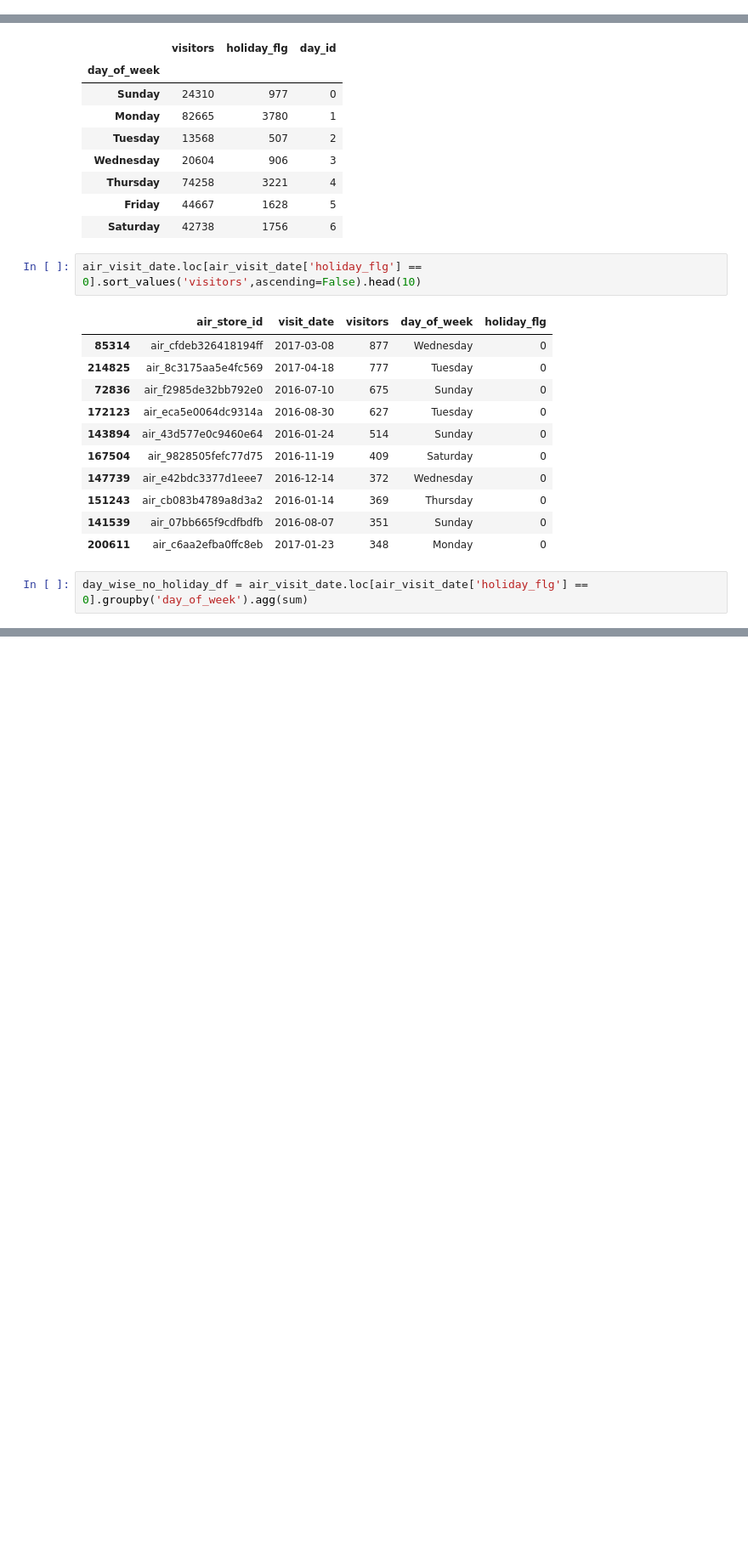
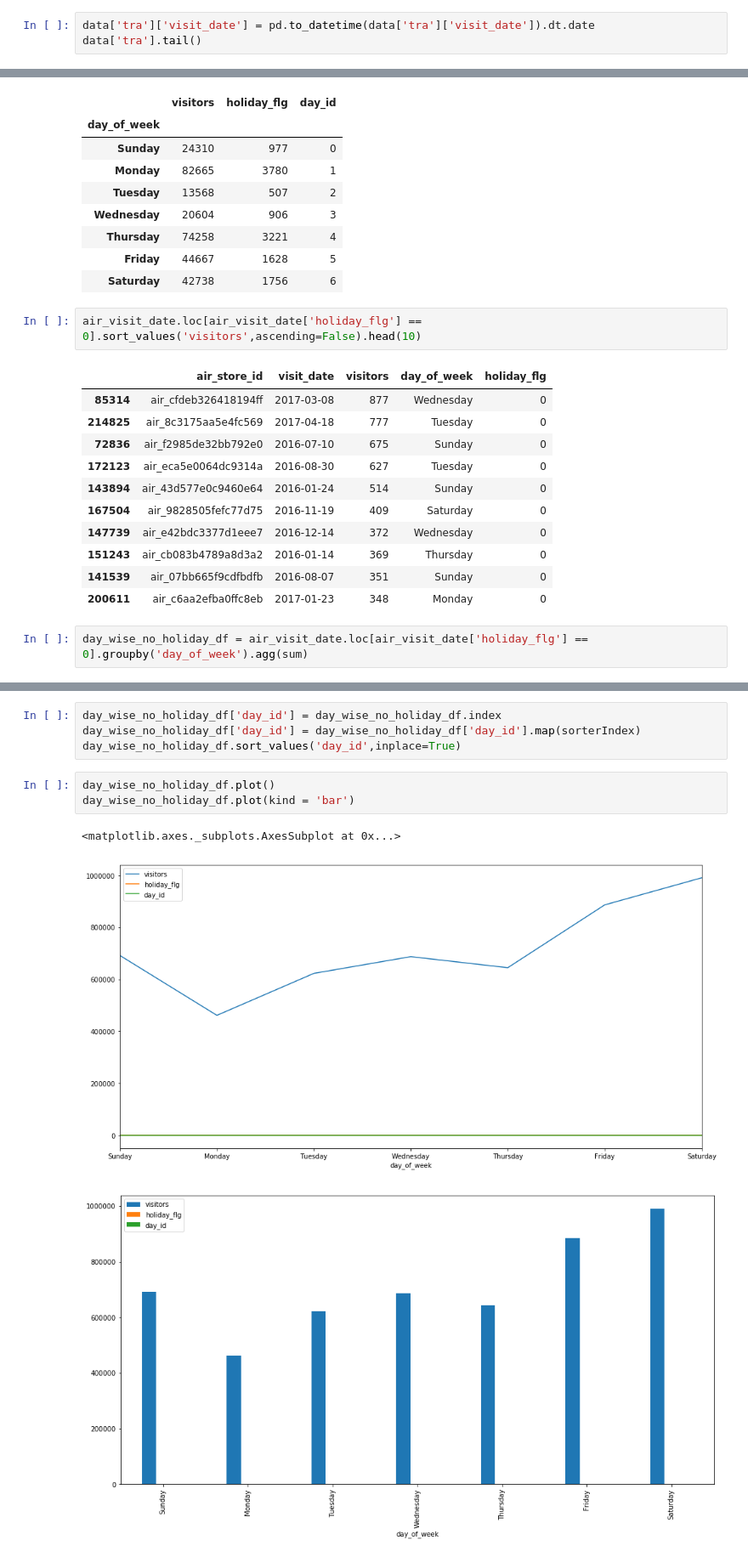
Before and after one commit to MADONOKOUKI/recruit_challenge, a Jupyter notebook: data_check_template.ipynb, the cells around one changed output, grey strips where cells are left out. Shown at 85% size. Saved outputs shown, nothing was run; the diff lists cells and outputs as text; blank space fills up the shorter version.

```diff
--- a/data_check_template.ipynb
+++ b/data_check_template.ipynb
@@ -28,0 +49,3 @@ plt.rcParams['figure.figsize'] = 16 , 8
+# %%
+data['tra']['visit_date'] = pd.to_datetime(data['tra']['visit_date']).dt.date
+data['tra'].tail()
@@ -144,0 +176,11 @@ day_wise_no_holiday_df
+# %%
+day_wise_no_holiday_df['day_id'] = day_wise_no_holiday_df.index
+day_wise_no_holiday_df['day_id'] = day_wise_no_holiday_df['day_id'].map(sorterIndex)
+day_wise_no_holiday_df.sort_values('day_id',inplace=True)
+# %%
+day_wise_no_holiday_df.plot()
+day_wise_no_holiday_df.plot(kind = 'bar')
+# %% [output]
+<matplotlib.axes._subplots.AxesSubplot at 0x...>
+[figure, added]
+[figure, added]
```
Also changed, not shown: parts of 21 cells of this notebook.
